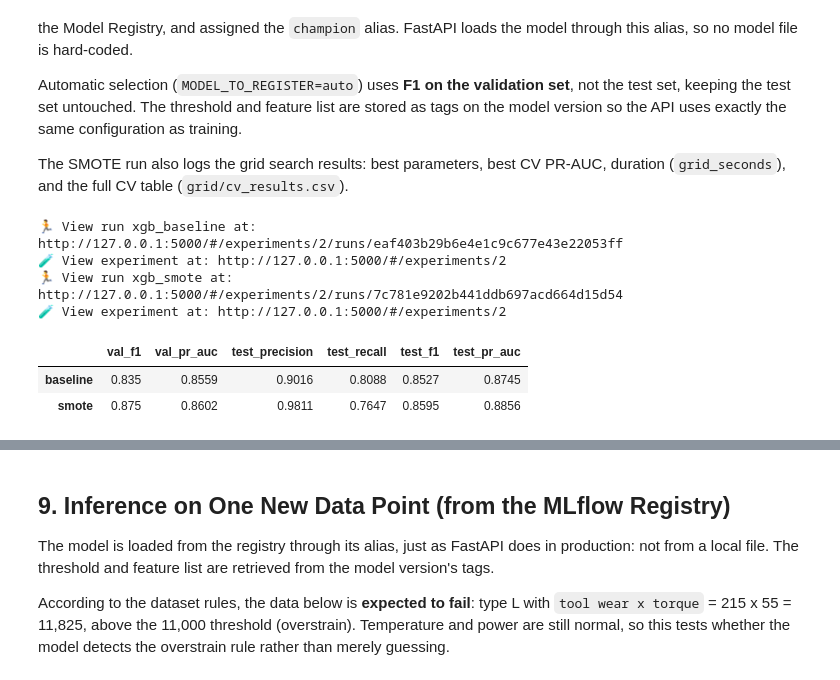
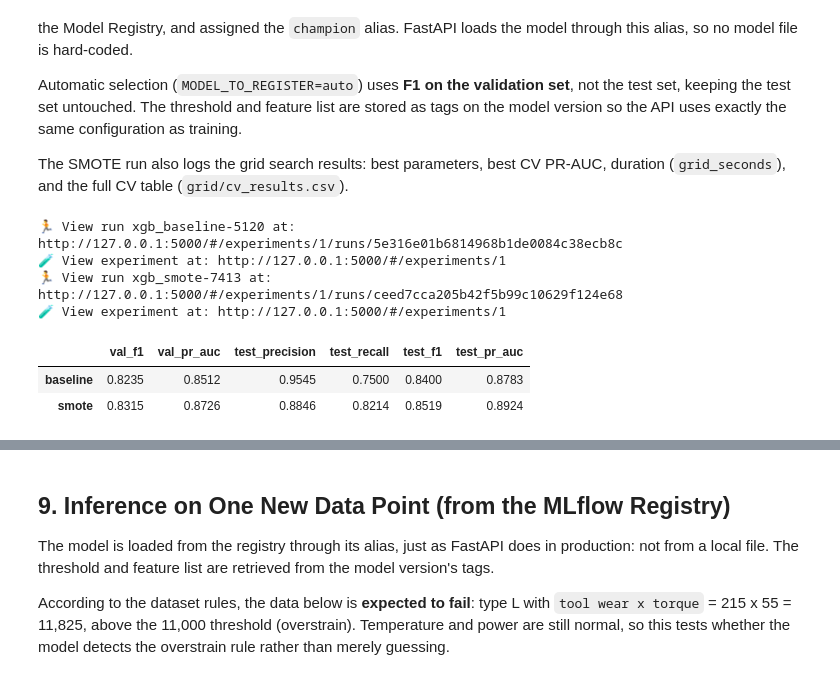
Before and after one commit to gilangrp/ai4i-thesis-erp, a Jupyter notebook: notebooks/SMOTE_ai4i2020_xgboost_machine_failure_gridsearch.ipynb, the cells around one changed output, grey strips where cells are left out. Drawn from its saved outputs; the diff is of its cells as text; code cells hidden in the pictures.

Commit message:
change mlruns name 'with mlflow.start_run(run_name=f"xgb_{variant}-{train_rows}") as run:'

```diff
--- a/notebooks/SMOTE_ai4i2020_xgboost_machine_failure_gridsearch.ipynb
+++ b/notebooks/SMOTE_ai4i2020_xgboost_machine_failure_gridsearch.ipynb
@@ -475,7 +475,7 @@ def make_plots(m, thr):
 def log_variant(variant, m, thr, train_rows, train_failure_ratio,
                 extra_params=None, extra_text=None):
     meta = {"variant": variant, "features": FEATURES, "type_map": TYPE_MAP, "threshold": thr}
-    with mlflow.start_run(run_name=f"xgb_{variant}") as run:
+    with mlflow.start_run(run_name=f"xgb_{variant}-{train_rows}") as run:
         mlflow.set_tags({"variant": variant, "data_source": DATA_SOURCE,
                          "git_sha": GIT_SHA, "framework": "xgboost"})
         params = {k: v for k, v in m.get_params().items() if k in LOG_PARAM_KEYS and v is not None}
@@ -501,39 +501,39 @@ def log_variant(variant, m, thr, train_rows, train_failure_ratio,
         info = mlflow.xgboost.log_model(
             m, name="model",
             signature=infer_signature(sig_X, m.predict_proba(X_val)[:, 1]),
             input_example=sig_X.head(5))
     return {"variant": variant, "run_id": run.info.run_id, "model_uri": info.model_uri,
             "threshold": thr, "metrics": metrics}
 
 
 results = {
     "baseline": log_variant("baseline", model, THRESHOLD,
                             len(y_train), float(y_train.mean())),
     "smote":    log_variant("smote", model_smote, THRESHOLD_SMOTE,
                             len(y_train_res), float(y_train_res.mean()),
                             extra_params={
                                 "grid_best_cv_pr_auc": round(GRID_BEST_SCORE, 6),
                                 "grid_seconds":        round(GRID_SECONDS, 2),
                                 "grid_n_candidates":   N_CANDIDATES,
                                 "grid_cv_folds":       GRID_CV_FOLDS,
                                 "grid_best_params":    json.dumps(BEST_PARAMS),
                             },
                             extra_text={
                                 "grid/param_grid.json": json.dumps(PARAM_GRID, indent=2),
                                 "grid/cv_results.csv":  cv_df.assign(params=cv_df["params"].astype(str)).to_csv(index=False),
                             }),
 }
 
 summary = pd.DataFrame({k: v["metrics"] for k, v in results.items()}).T
 summary[["val_f1", "val_pr_auc", "test_precision", "test_recall", "test_f1", "test_pr_auc"]].round(4)
 # %% [output]
-🏃 View run xgb_baseline at: http://127.0.0.1:5000/#/experiments/2/runs/eaf403b29b6e4e1c9c677e43e22053ff
-🧪 View experiment at: http://127.0.0.1:5000/#/experiments/2
-🏃 View run xgb_smote at: http://127.0.0.1:5000/#/experiments/2/runs/7c781e9202b441ddb697acd664d15d54
-🧪 View experiment at: http://127.0.0.1:5000/#/experiments/2
+🏃 View run xgb_baseline-5120 at: http://127.0.0.1:5000/#/experiments/1/runs/5e316e01b6814968b1de0084c38ecb8c
+🧪 View experiment at: http://127.0.0.1:5000/#/experiments/1
+🏃 View run xgb_smote-7413 at: http://127.0.0.1:5000/#/experiments/1/runs/ceed7cca205b42f5b99c10629f124e68
+🧪 View experiment at: http://127.0.0.1:5000/#/experiments/1
 |  | val_f1 | val_pr_auc | test_precision | test_recall | test_f1 | test_pr_auc |
-| baseline | 0.835 | 0.8559 | 0.9016 | 0.8088 | 0.8527 | 0.8745 |
-| smote | 0.875 | 0.8602 | 0.9811 | 0.7647 | 0.8595 | 0.8856 |
+| baseline | 0.8235 | 0.8512 | 0.9545 | 0.7500 | 0.8400 | 0.8783 |
+| smote | 0.8315 | 0.8726 | 0.8846 | 0.8214 | 0.8519 | 0.8924 |
 # %%
 # Select the champion and register it in the Model Registry
 if MODEL_TO_REGISTER == "auto":
```
Also changed, not shown: parts of 15 cells of this notebook.
